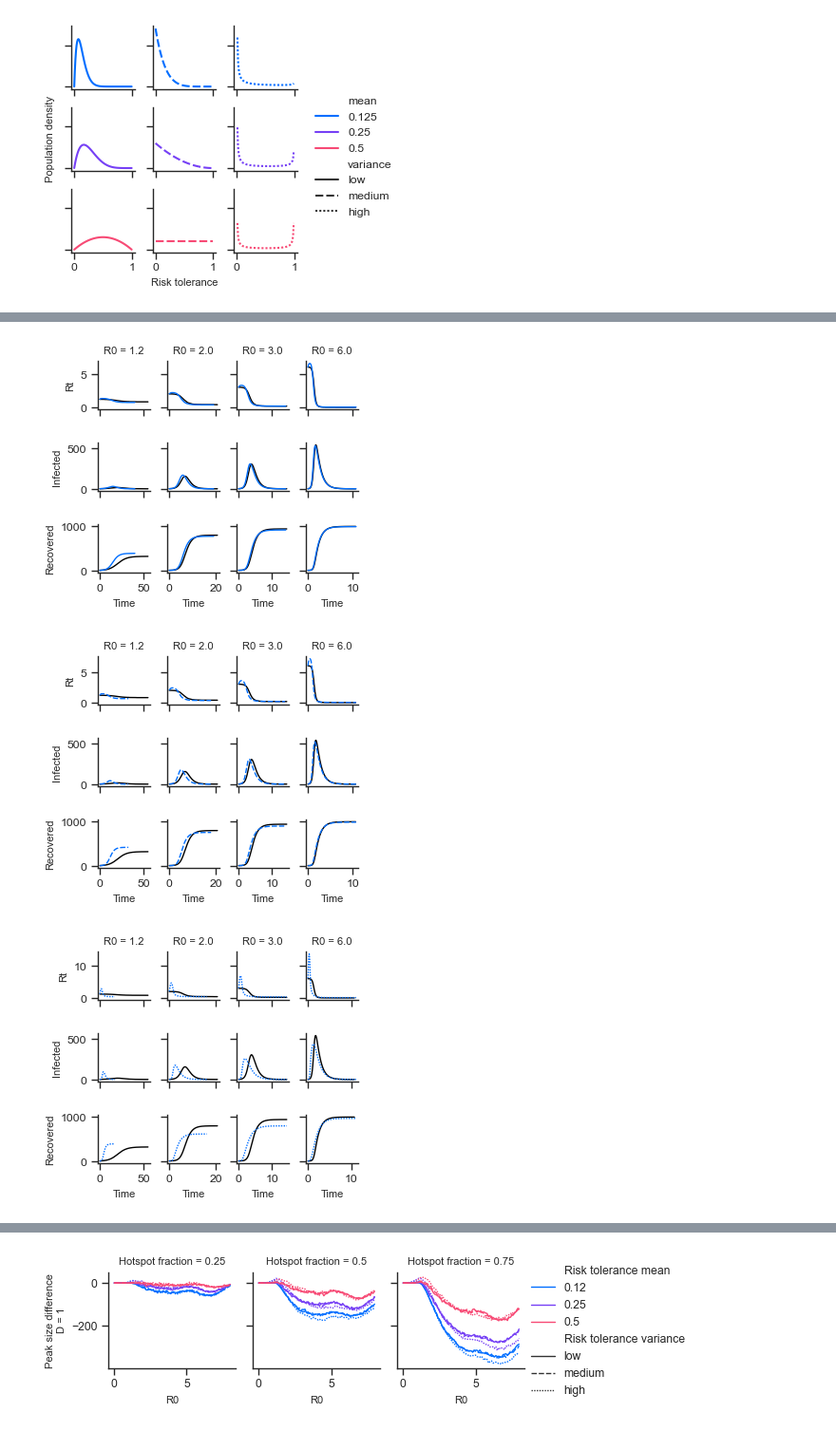
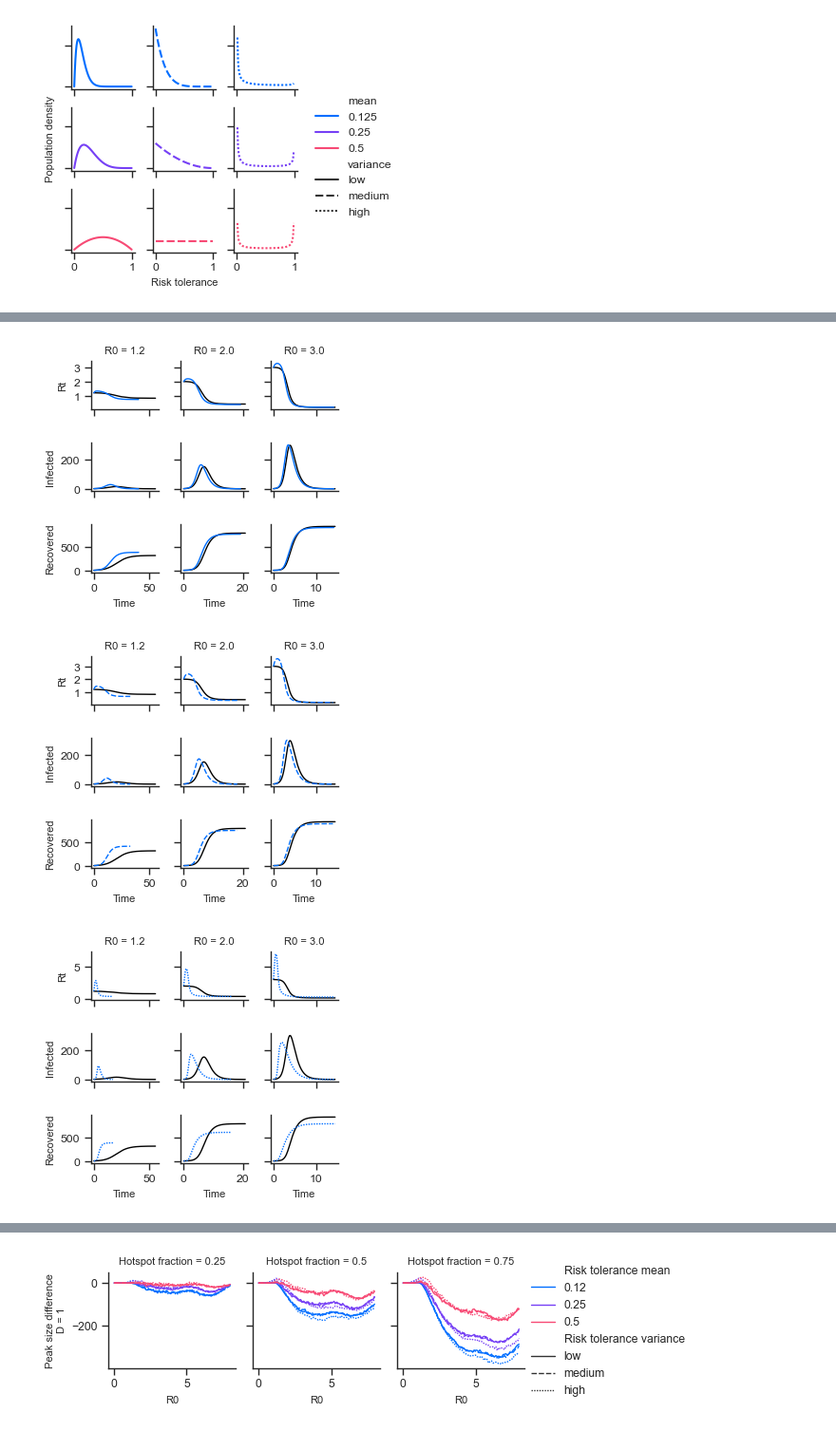
Before and after one commit to brendanwallace/hotspot, a Jupyter notebook: figures/pnas_plots.ipynb, the cells around one changed output, grey strips where cells are left out. Shown at 95% size. Saved outputs shown, nothing was run; the diff lists cells and outputs as text; code cells hidden in the pictures.

```diff
--- a/figures/pnas_plots.ipynb
+++ b/figures/pnas_plots.ipynb
@@ -7,12 +7,12 @@ import seaborn as sns
 
 from importlib import reload
 
+SAVE_FOLDER = "pnasn/"
+
 settings = reload(settings)
 util = reload(util)
-# %%
-# this is just for looking at figure 3
-DIFEQ_expanded = util.load_data("difeq,D=1,T=1.json")
-DIFEQ_original = util.make_original_copy(DIFEQ)
+# %%
+low_extinction = util.load_data("low-extinction.json")
 # %%
 D1_expanded = util.load_data("simulation,D=1,T=1000.json")
 D1_original = util.make_original_copy(D1_expanded)
@@ -20,7 +20,7 @@ D1_original = util.make_original_copy(D1_expanded)
 # D2 = util.load_data("simulation,D=2,T=1000.json")
 # D4 = util.load_data("simulation,D=4,T=1000.json")
 # TODO - return to T=1000 when it finishes
-D8_expanded = util.load_data("simulation,D=8,T=100.json", drop_control=False)
+D8_expanded = util.load_data("simulation,D=8,T=1000.json", drop_control=False, D=8)
 D8_original = util.make_original_copy(D8_expanded)
 DIFEQ = util.load_data("difeq,D=1,T=1.json", drop_control=False)
 # %%
@@ -101,16 +81,18 @@ figure3.plot_3(DIFEQ_original, show_timing=True)
 # %%
+# Figure S2
 import figure4
 
 figure4 = reload(figure4)
 
-for i, risk_tolerance_mean in enumerate([0.12, 0.25, 0.5]):
+for i, risk_tolerance_mean in enumerate([0.125, 0.25, 0.5]):
     for j, risk_tolerance_variance in enumerate(["low", "medium", "high"]):
         f = figure4.plot_4(
             DIFEQ,
             risk_tolerance_mean=risk_tolerance_mean,
             risk_tolerance_variance=risk_tolerance_variance,
-        R0s=[1.2, 2.0, 3.0, 6.0])
+        R0s=[1.2, 2.0, 3.0])
+        f.savefig(SAVE_FOLDER + f"fig4/{risk_tolerance_mean}|{risk_tolerance_variance}.pdf", format="pdf", dpi=settings.DPI)
 # %% [output]
-[figure, old version]
+[figure, new version]
-[figure, old version]
+[figure, new version]
-[figure, old version]
+[figure, new version]
```
Also changed, not shown: parts of 16 cells of this notebook, 41 other files.
